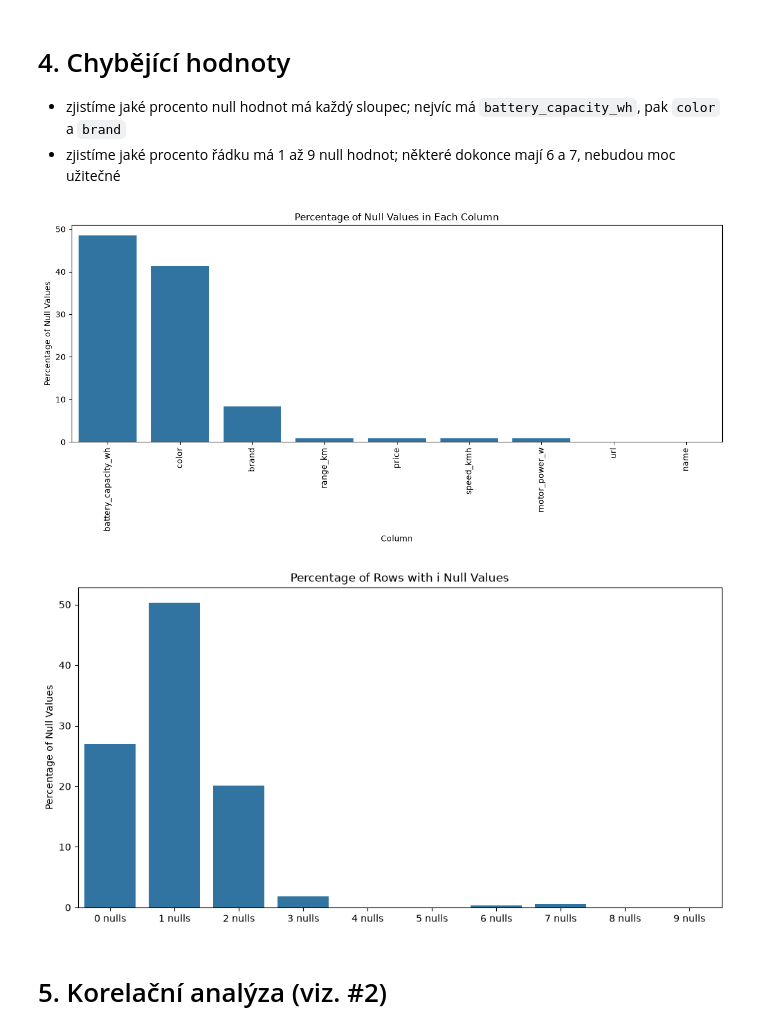
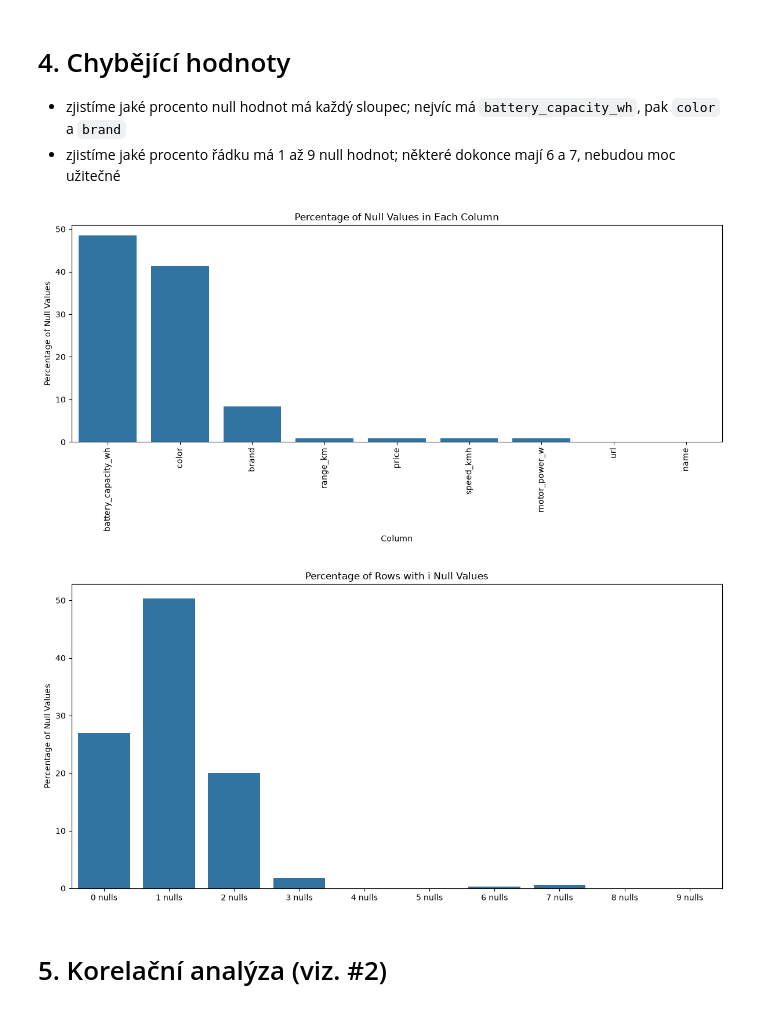
Before and after one commit to ddanlie/UPA-parsing, a Jupyter notebook: task_1_exploratory_analysis.ipynb, the cells around one changed output. Drawn from its saved outputs; the diff is of its cells as text; code cells hidden in the pictures.

Commit message:
docs: add graphs for exploratory data analysis

```diff
--- a/task_1_exploratory_analysis.ipynb
+++ b/task_1_exploratory_analysis.ipynb
@@ -8,6 +10,12 @@ import numpy as np
 from IPython.display import display
 # %%
 data = pd.read_pickle("clean_data.pkl")
+# %%
+figure_dir = Path("doc-src")
+figure_dir.mkdir(exist_ok=True)
+
+def save_figure(figure, filename):
+    figure.savefig(figure_dir / filename, dpi=160, bbox_inches="tight")
 # %% [markdown]
 # 1. Prozkoumáme jednotlívé sloupce a jejich typy
 
@@ -259,33 +276,40 @@ plot_brand_distribution(data)
 # %%
 def plot_null_percentages_by_column(data):
     null_percentages = data.isnull().mean().mul(100).sort_values(ascending=False)
     plt.figure(figsize=(12, 6))
     sns.barplot(
         x=null_percentages.index,
         y=null_percentages.values,
         order=null_percentages.index,
     )
     plt.xticks(rotation=90)
     plt.title("Percentage of Null Values in Each Column")
     plt.xlabel("Column")
     plt.ylabel("Percentage of Null Values")
     plt.tight_layout()
+    save_figure(plt.gcf(), "eda_missing_columns.png")
+    plt.show()
+
 
 def plot_row_null_percentages(data):
     # Calculate the percenttage of rows with i null values
     plt.figure(figsize=(12, 6))
     sns.barplot(
         x=[f"{i} nulls" for i in range(0, data.shape[1] + 1)],
         y=[(data.isnull().sum(axis=1) == i).mean() * 100 for i in range(0, data.shape[1] + 1)],
     )
     plt.title("Percentage of Rows with i Null Values")
     plt.ylabel("Percentage of Null Values")
+    plt.tight_layout()
+    save_figure(plt.gcf(), "eda_missing_rows.png")
+    plt.show()
+
 
 plot_null_percentages_by_column(data)
 plot_row_null_percentages(data)
 # %% [output]
 [figure]
-[figure, old version]
+[figure, new version]
 # %% [markdown]
 # 5. Korelační analýza (viz. #2)
 # %%
```
Also changed, not shown: parts of 3 cells of this notebook, 13 other files.
